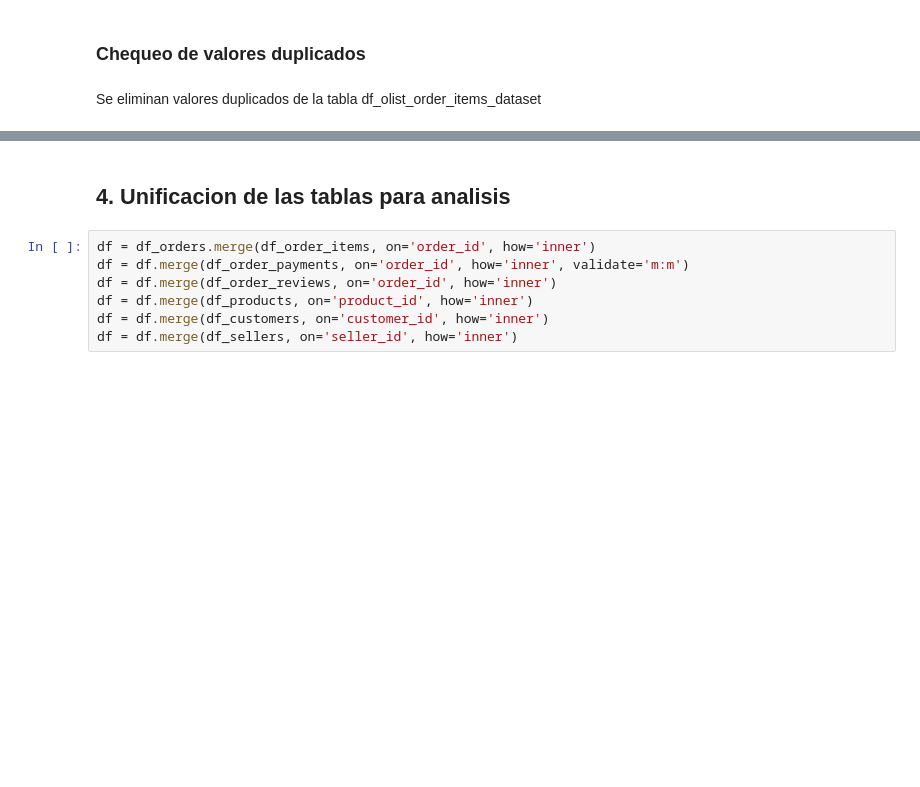
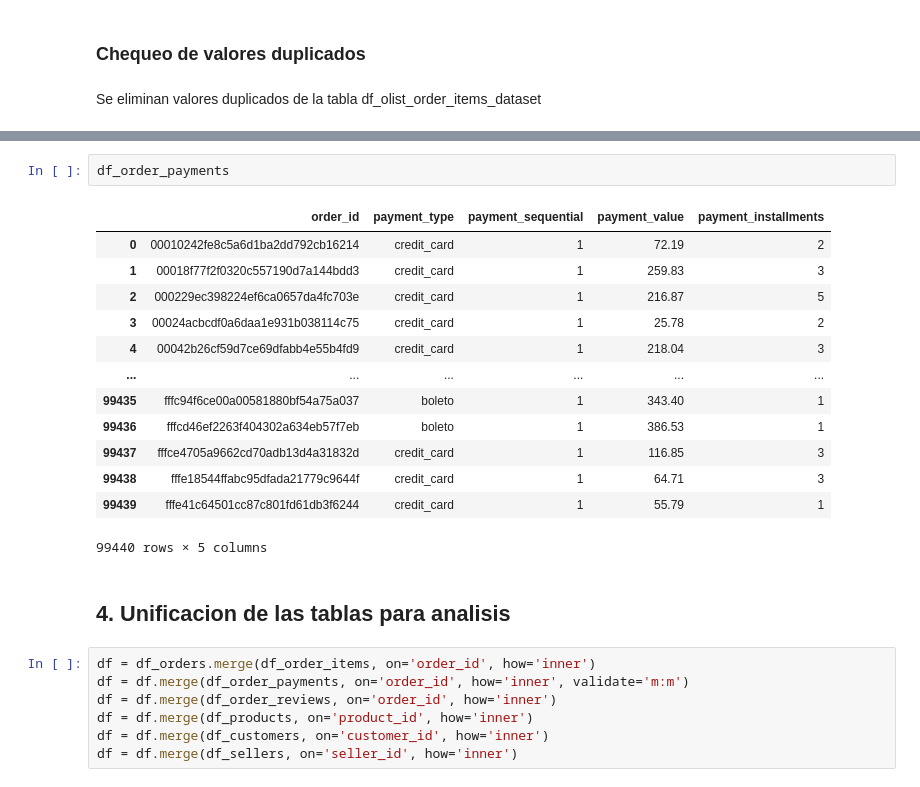
Before and after one commit to cgimenez92/trabajo_practico_PP4, a Jupyter notebook: TP_PP4.ipynb, the cells around one changed output, grey strips where cells are left out. Drawn from its saved outputs; the diff is of its cells as text; blank space fills up the shorter version.

```diff
--- a/TP_PP4.ipynb
+++ b/TP_PP4.ipynb
@@ -365,3 +326,19 @@ df_order_items
+# %%
+df_order_payments
+# %% [output]
+|  | order_id | payment_type | payment_sequential | payment_value | payment_installments |
+| 0 | 00010242fe8c5a6d1ba2dd792cb16214 | credit_card | 1 | 72.19 | 2 |
+| 1 | 00018f77f2f0320c557190d7a144bdd3 | credit_card | 1 | 259.83 | 3 |
+| 2 | 000229ec398224ef6ca0657da4fc703e | credit_card | 1 | 216.87 | 5 |
+| 3 | 00024acbcdf0a6daa1e931b038114c75 | credit_card | 1 | 25.78 | 2 |
+| 4 | 00042b26cf59d7ce69dfabb4e55b4fd9 | credit_card | 1 | 218.04 | 3 |
+| ... | ... | ... | ... | ... | ... |
+| 99435 | fffc94f6ce00a00581880bf54a75a037 | boleto | 1 | 343.40 | 1 |
+| 99436 | fffcd46ef2263f404302a634eb57f7eb | boleto | 1 | 386.53 | 1 |
+| 99437 | fffce4705a9662cd70adb13d4a31832d | credit_card | 1 | 116.85 | 3 |
+| 99438 | fffe18544ffabc95dfada21779c9644f | credit_card | 1 | 64.71 | 3 |
+| 99439 | fffe41c64501cc87c801fd61db3f6244 | credit_card | 1 | 55.79 | 1 |
+99440 rows × 5 columns
 # %% [markdown]
 ## 4. Unificacion de las tablas para analisis
 # %%
```
Also changed, not shown: parts of 23 cells of this notebook.
